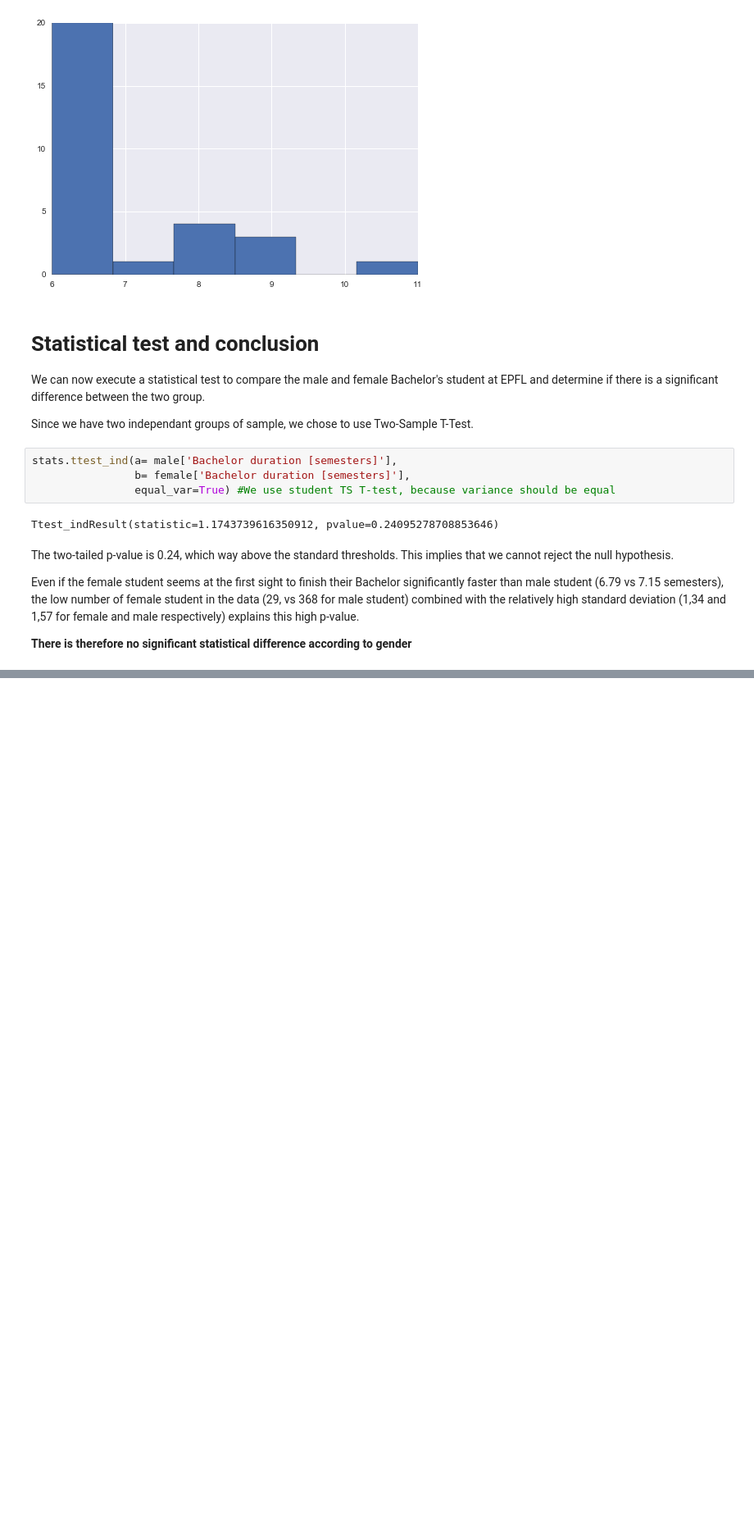
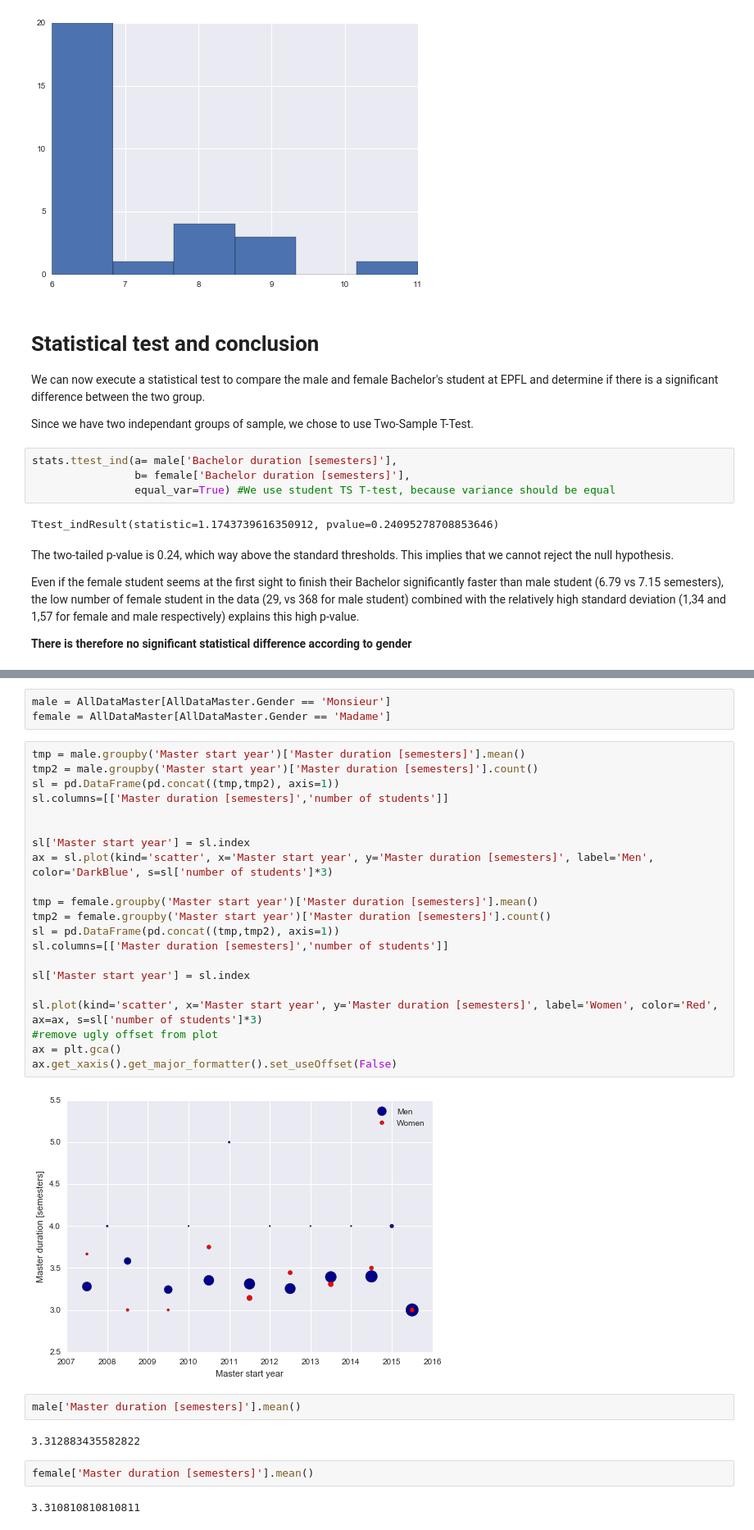
Before and after one commit to nathanquinteiro/ADA-Homework, a Jupyter notebook: 02 - Data from the Web/Data from the Web.ipynb, the cells around one changed output, grey strips where cells are left out. Shown at 82% size. Cells and saved outputs as stored; diff of their text form; blank space fills up the shorter version.

```diff
--- a/02 - Data from the Web/Data from the Web.ipynb
+++ b/02 - Data from the Web/Data from the Web.ipynb
@@ -464,0 +669,34 @@ Even if the female student seems at the first sight to finish their Bachelor sig
+# %%
+male = AllDataMaster[AllDataMaster.Gender == 'Monsieur']
+female = AllDataMaster[AllDataMaster.Gender == 'Madame']
+# %%
+tmp = male.groupby('Master start year')['Master duration [semesters]'].mean()
+tmp2 = male.groupby('Master start year')['Master duration [semesters]'].count()
+sl = pd.DataFrame(pd.concat((tmp,tmp2), axis=1))
+sl.columns=[['Master duration [semesters]','number of students']]
+
+
+sl['Master start year'] = sl.index
+ax = sl.plot(kind='scatter', x='Master start year', y='Master duration [semesters]', label='Men', color='DarkBlue', s=sl['number of students']*3)
+
+tmp = female.groupby('Master start year')['Master duration [semesters]'].mean()
+tmp2 = female.groupby('Master start year')['Master duration [semesters]'].count()
+sl = pd.DataFrame(pd.concat((tmp,tmp2), axis=1))
+sl.columns=[['Master duration [semesters]','number of students']]
+
+sl['Master start year'] = sl.index
+
+sl.plot(kind='scatter', x='Master start year', y='Master duration [semesters]', label='Women', color='Red', ax=ax, s=sl['number of students']*3)
+#remove ugly offset from plot
+ax = plt.gca()
+ax.get_xaxis().get_major_formatter().set_useOffset(False)
+# %% [output]
+[figure, added]
+# %%
+male['Master duration [semesters]'].mean()
+# %% [output]
+3.312883435582822
+# %%
+female['Master duration [semesters]'].mean()
+# %% [output]
+3.310810810810811
```
Also changed, not shown: parts of 24 cells of this notebook, 1 other file.
